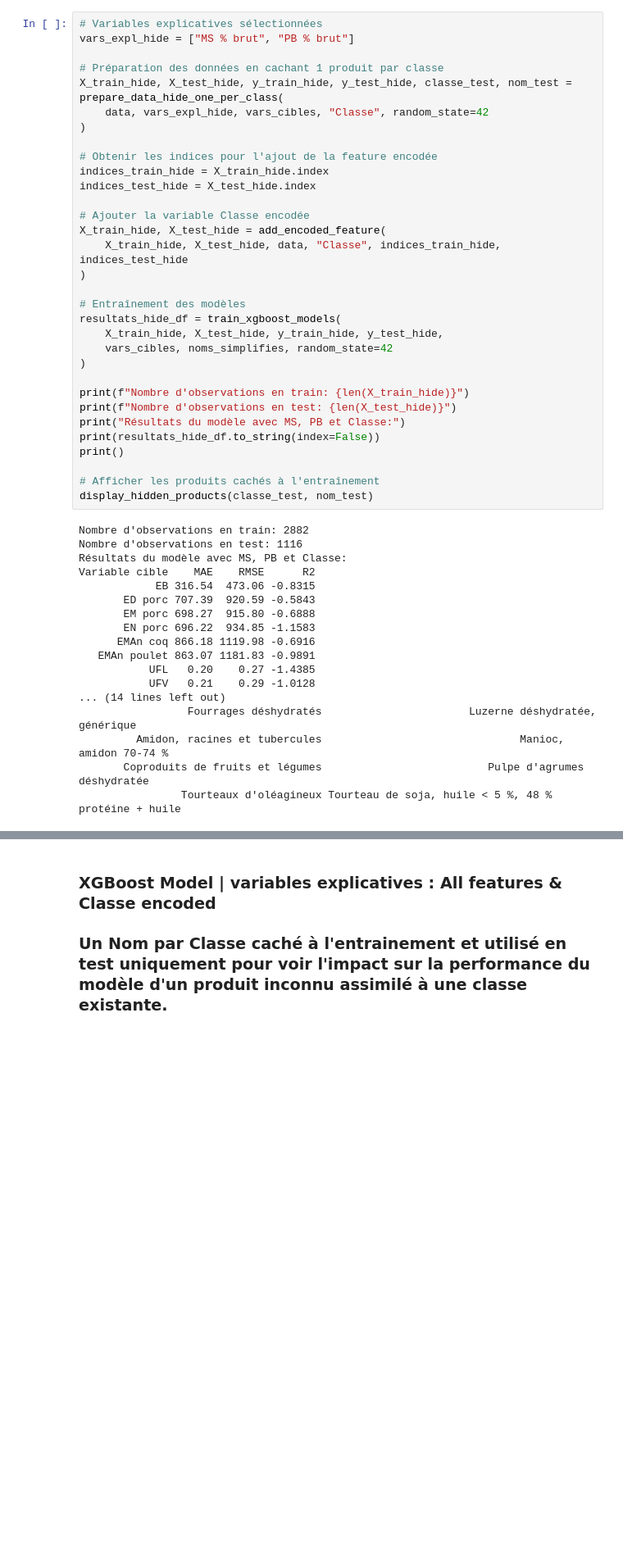
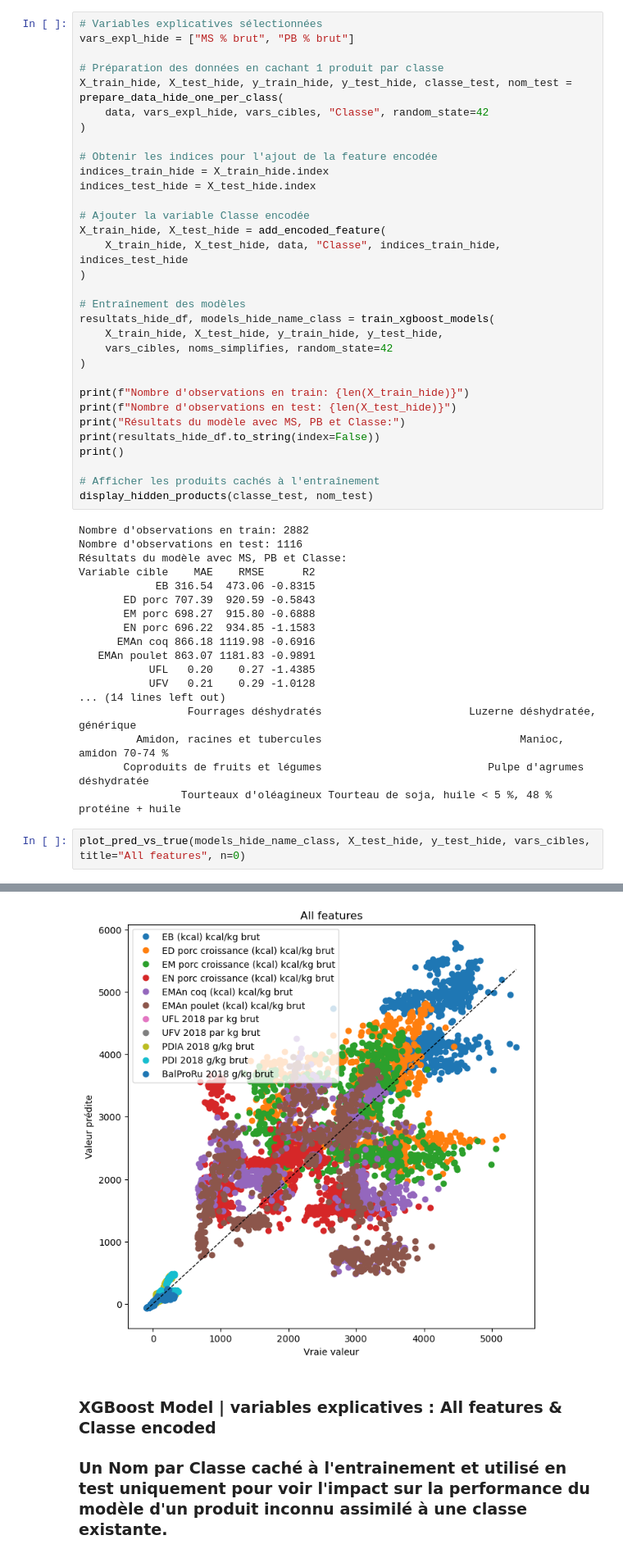
Before and after one commit to PJGouze/projet_fil_rouge, a Jupyter notebook: Regressor_Deux/test_preliminaire.ipynb, the cells around one changed output, grey strips where cells are left out. Shown at 82% size. Saved outputs shown, nothing was run; the diff lists cells and outputs as text; blank space fills up the shorter version.

```diff
--- a/Regressor_Deux/test_preliminaire.ipynb
+++ b/Regressor_Deux/test_preliminaire.ipynb
@@ -376,7 +460,7 @@ X_train_hide, X_test_hide = add_encoded_feature(
 )
 
 # Entraînement des modèles
-resultats_hide_df = train_xgboost_models(
+resultats_hide_df, models_hide_name_class = train_xgboost_models(
     X_train_hide, X_test_hide, y_train_hide, y_test_hide,
     vars_cibles, noms_simplifies, random_state=42
 )
@@ -407,3 +491,6 @@ Variable cible    MAE    RMSE      R2
          Amidon, racines et tubercules                               Manioc, amidon 70-74 %
        Coproduits de fruits et légumes                          Pulpe d'agrumes déshydratée
                 Tourteaux d'oléagineux Tourteau de soja, huile < 5 %, 48 % protéine + huile
+# %%
+plot_pred_vs_true(models_hide_name_class, X_test_hide, y_test_hide, vars_cibles, title="All features", n=0)
+# %% [output]
@@ -410,3 +509,4 @@ Variable cible    MAE    RMSE      R2
+[figure, added]
 # %% [markdown]
 ### XGBoost Model | variables explicatives : All features & Classe encoded
 ### Un Nom par Classe caché à l'entrainement et utilisé en test uniquement pour voir l'impact sur la performance du modèle d'un produit inconnu assimilé à une classe existante.
```
Also changed, not shown: parts of 14 cells of this notebook.
